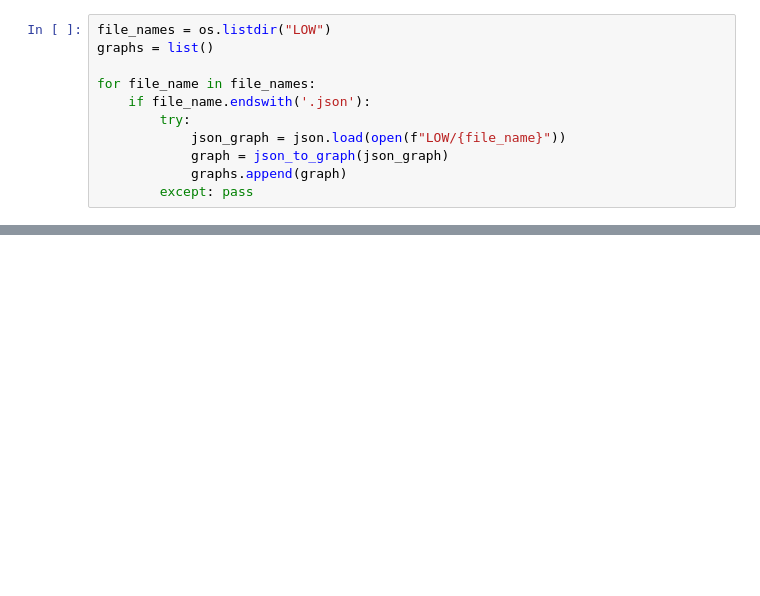
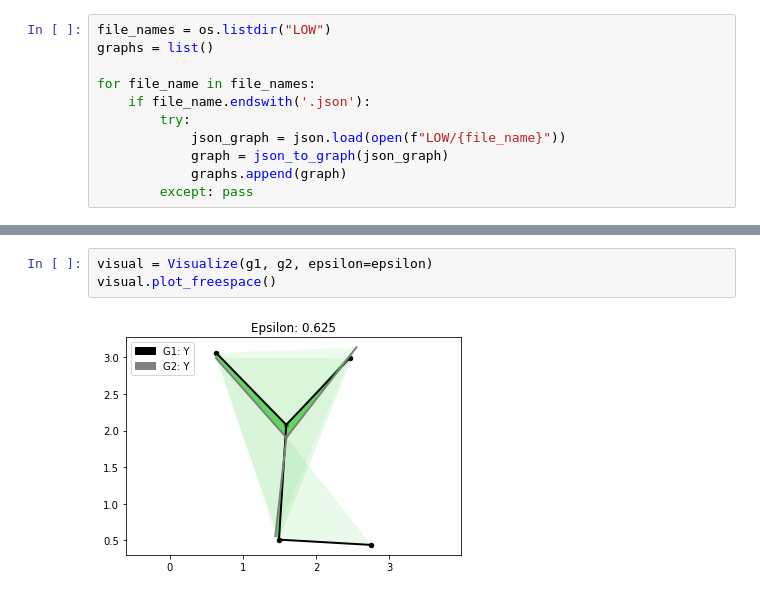
Before and after one commit to compgeomTU/will_rodman_thesis, a Jupyter notebook: letter_data/letter.ipynb, the cells around one changed output, grey strips where cells are left out. Drawn from its saved outputs; the diff is of its cells as text; blank space fills up the shorter version.

```diff
--- a/letter_data/letter.ipynb
+++ b/letter_data/letter.ipynb
@@ -49,0 +72,5 @@ graphs[0].Plot2MatPlotLib()
+# %%
+visual = Visualize(g1, g2, epsilon=epsilon)
+visual.plot_freespace()
+# %% [output]
+[figure, added]
```
Also changed, not shown: parts of 3 cells of this notebook.
